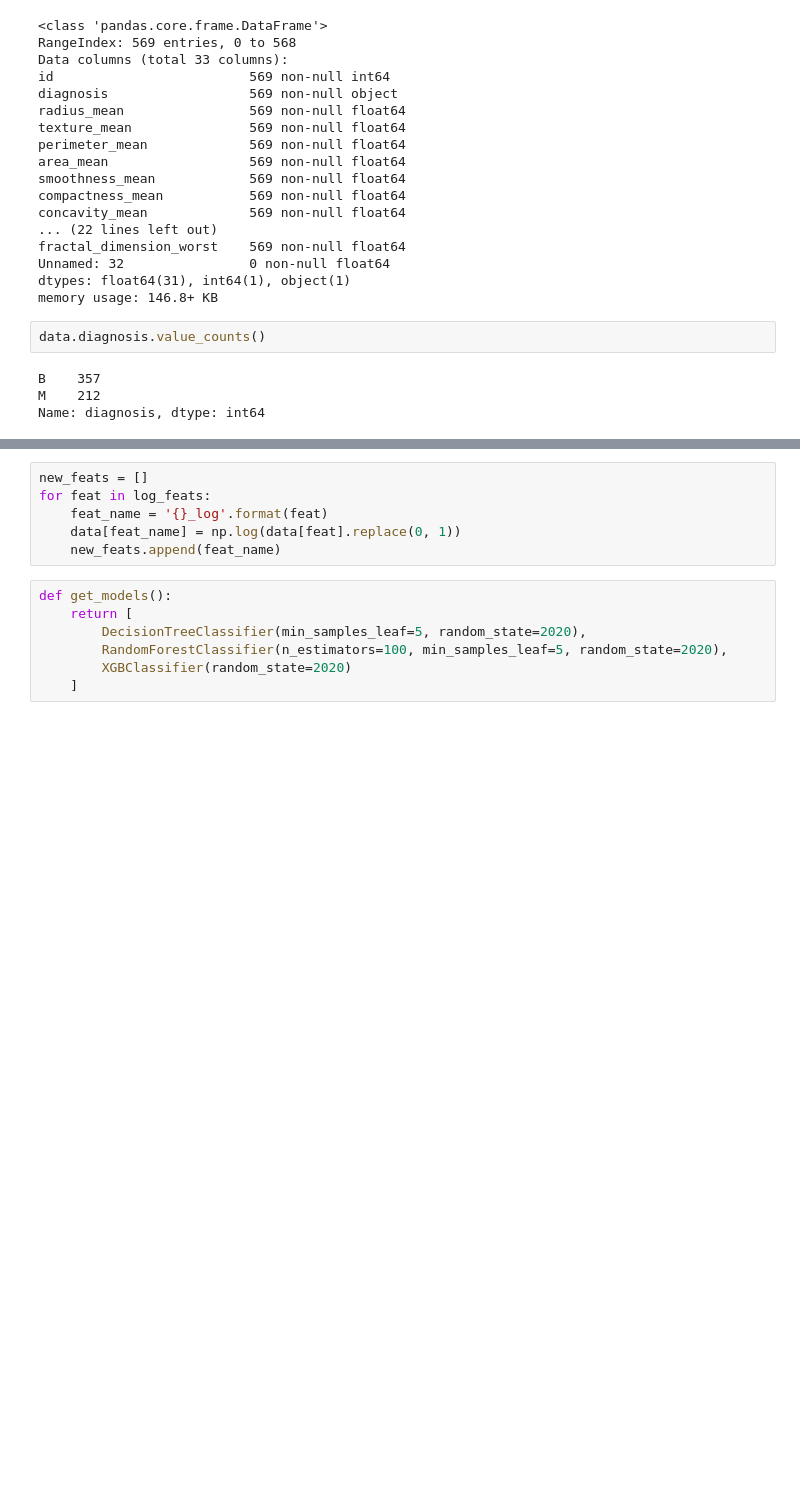
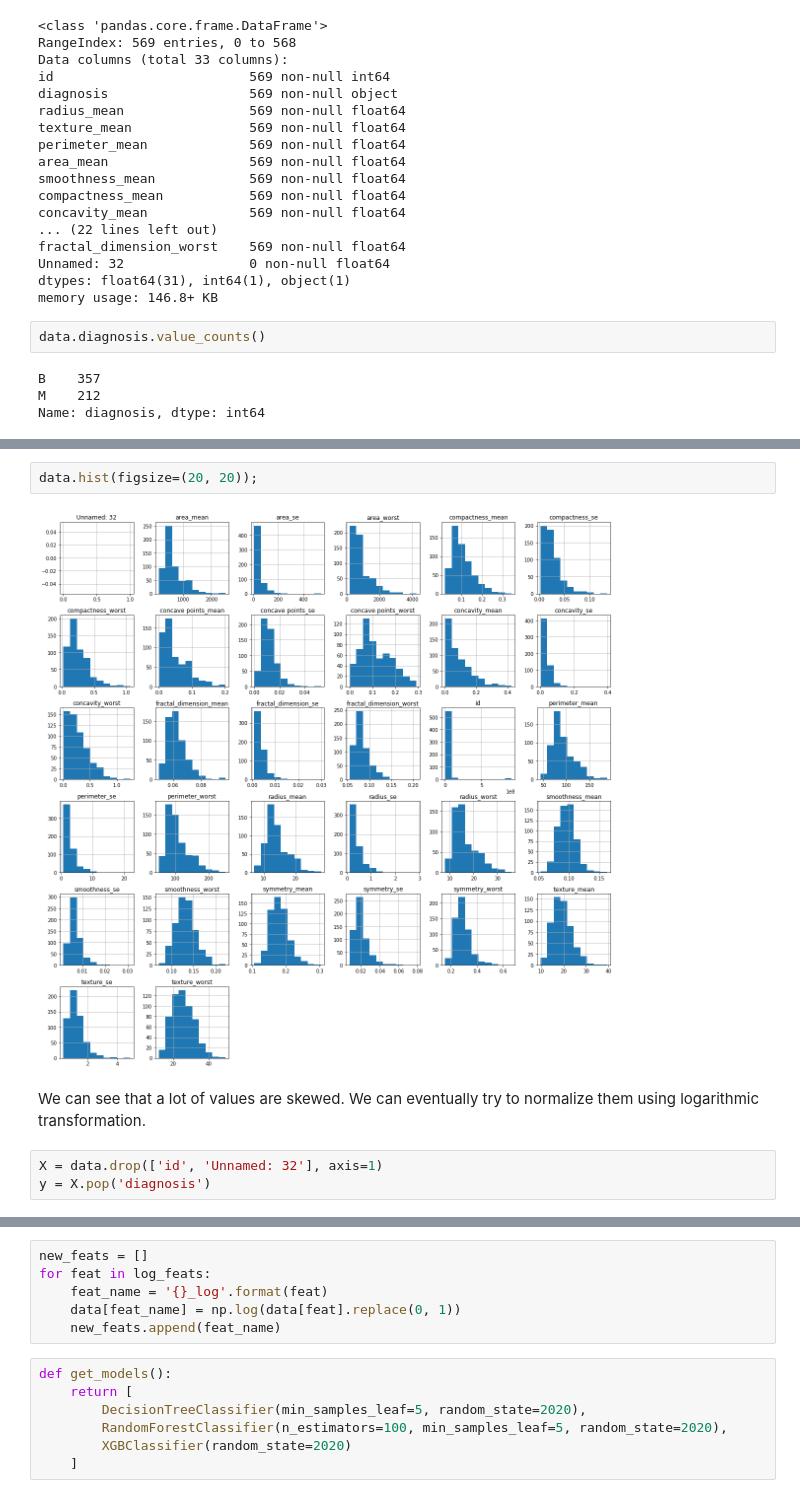
Before and after one commit to marcinsola/breast-cancer-analysis, a Jupyter notebook: breast-cancer-analysis.ipynb, the cells around one changed output, grey strips where cells are left out. Cells and saved outputs as stored; diff of their text form; blank space fills up the shorter version.

```diff
--- a/breast-cancer-analysis.ipynb
+++ b/breast-cancer-analysis.ipynb
@@ -69,0 +84,9 @@ data.hist(figsize=(20, 20));
+# %%
+data.hist(figsize=(20, 20));
+# %% [output]
+[figure, added]
+# %% [markdown]
+We can see that a lot of values are skewed. We can eventually try to normalize them using logarithmic transformation.
+# %%
+X = data.drop(['id', 'Unnamed: 32'], axis=1)
+y = X.pop('diagnosis')
```
Also changed, not shown: parts of 13 cells of this notebook.
